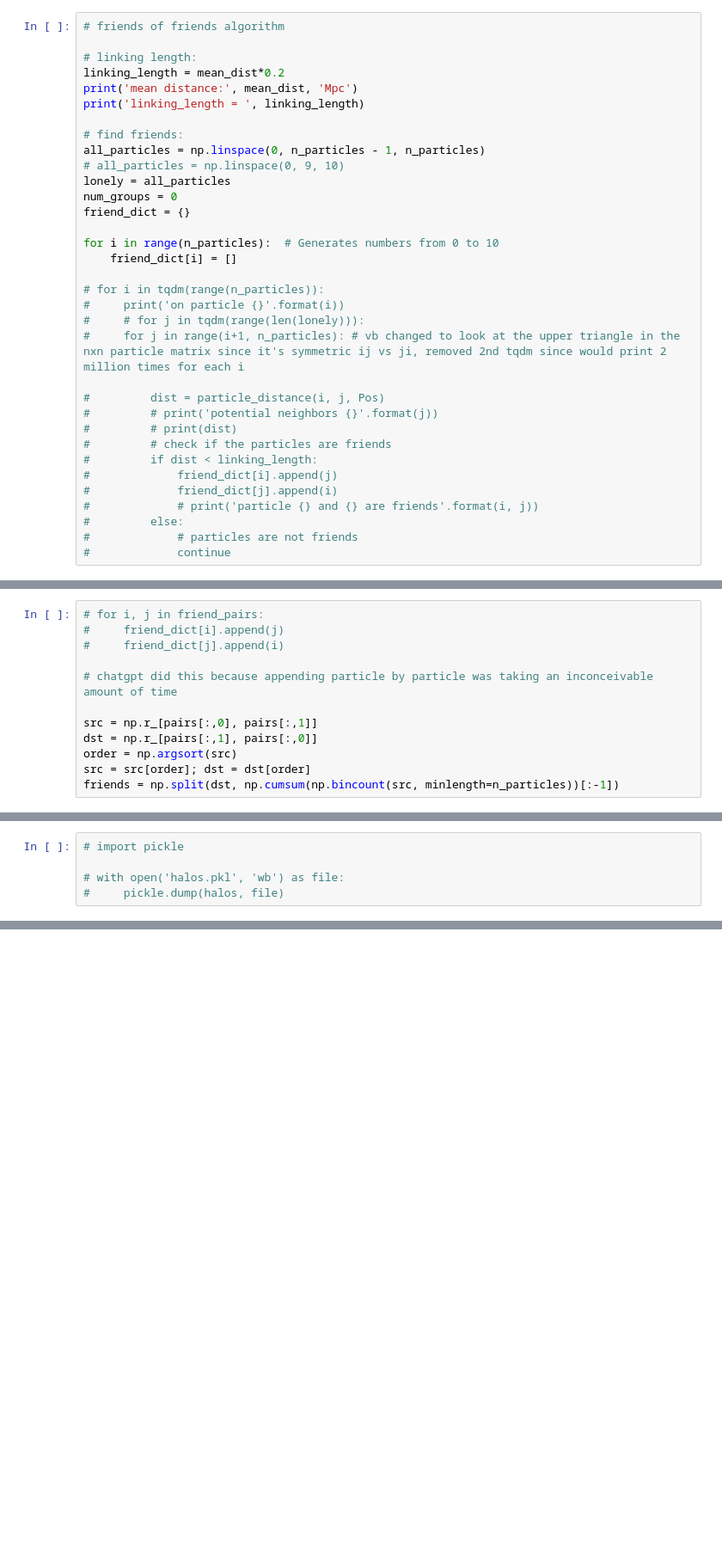
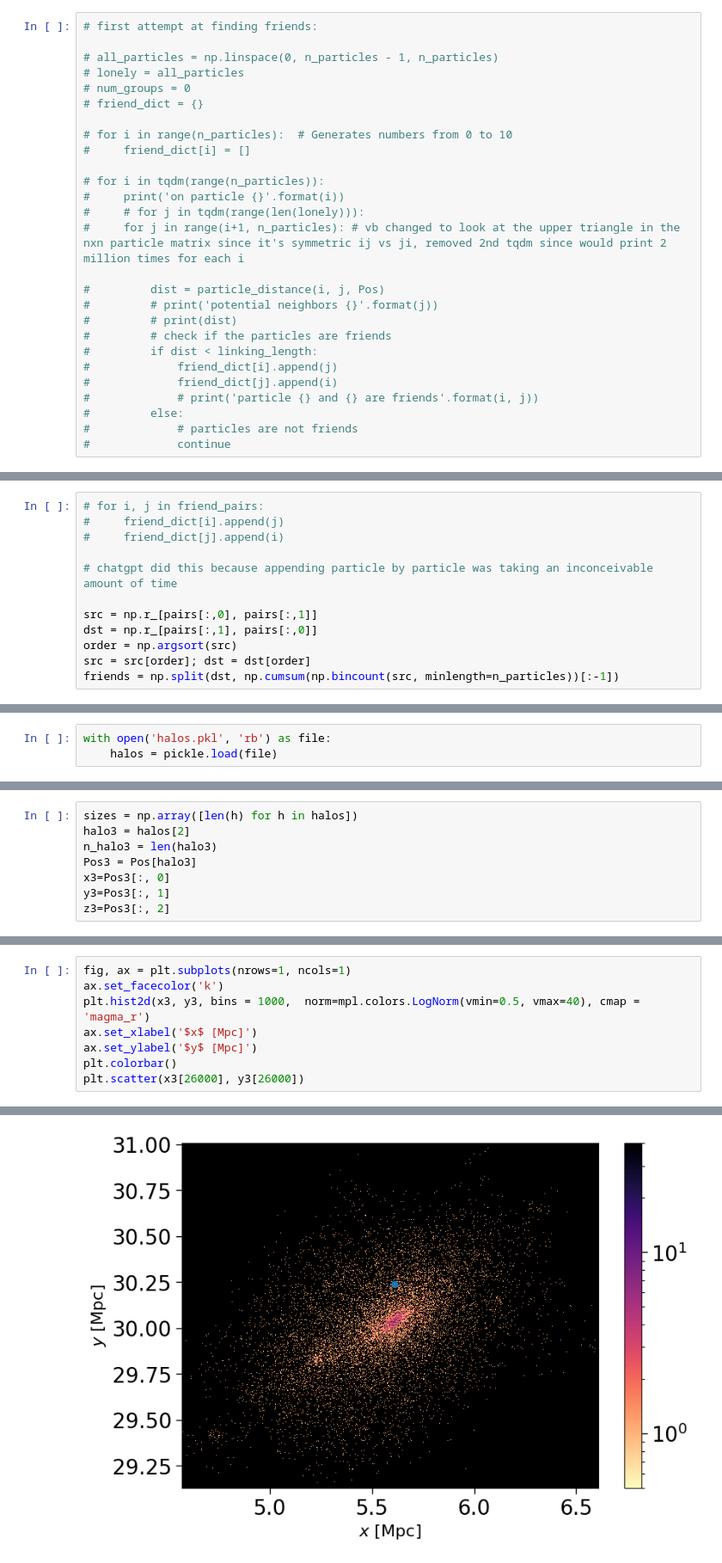
Before and after one commit to malinadesai/astroII_numproj, a Jupyter notebook: fof.ipynb, the cells around one changed output, grey strips where cells are left out. Shown at 86% size. Cells and saved outputs as stored; diff of their text form; blank space fills up the shorter version.

```diff
--- a/fof.ipynb
+++ b/fof.ipynb
@@ -109,20 +73,13 @@ def particle_distance(i, j, positions):
 # %%
-# friends of friends algorithm
+# first attempt at finding friends:
 
-# linking length:
-linking_length = mean_dist*0.2
-print('mean distance:', mean_dist, 'Mpc')
-print('linking_length = ', linking_length)
+# all_particles = np.linspace(0, n_particles - 1, n_particles)
+# lonely = all_particles
+# num_groups = 0
+# friend_dict = {}
 
-# find friends:
-all_particles = np.linspace(0, n_particles - 1, n_particles)
-# all_particles = np.linspace(0, 9, 10)
-lonely = all_particles
-num_groups = 0
-friend_dict = {}
-
-for i in range(n_particles):  # Generates numbers from 0 to 10
-    friend_dict[i] = []
+# for i in range(n_particles):  # Generates numbers from 0 to 10
+#     friend_dict[i] = []
 
 # for i in tqdm(range(n_particles)):
 #     print('on particle {}'.format(i))
@@ -192,5 +144,3 @@ for i in tqdm(range(n_particles)):
 # %%
-# import pickle
-
-# with open('halos.pkl', 'wb') as file:
-#     pickle.dump(halos, file)
+with open('halos.pkl', 'rb') as file:
+    halos = pickle.load(file)
@@ -196,0 +225,8 @@ for i in tqdm(range(n_particles)):
+# %%
+sizes = np.array([len(h) for h in halos])
+halo3 = halos[2]
+n_halo3 = len(halo3)
+Pos3 = Pos[halo3]
+x3=Pos3[:, 0]
+y3=Pos3[:, 1]
+z3=Pos3[:, 2]
@@ -196,0 +237,9 @@ for i in tqdm(range(n_particles)):
+# %%
+fig, ax = plt.subplots(nrows=1, ncols=1)
+ax.set_facecolor('k')
+plt.hist2d(x3, y3, bins = 1000,  norm=mpl.colors.LogNorm(vmin=0.5, vmax=40), cmap = 'magma_r')
+ax.set_xlabel('$x$ [Mpc]')
+ax.set_ylabel('$y$ [Mpc]')
+plt.colorbar()
+plt.scatter(x3[26000], y3[26000])
+# %% [output]
@@ -196,0 +247 @@ for i in tqdm(range(n_particles)):
+[figure, added]
```
Also changed, not shown: parts of 25 cells of this notebook.
